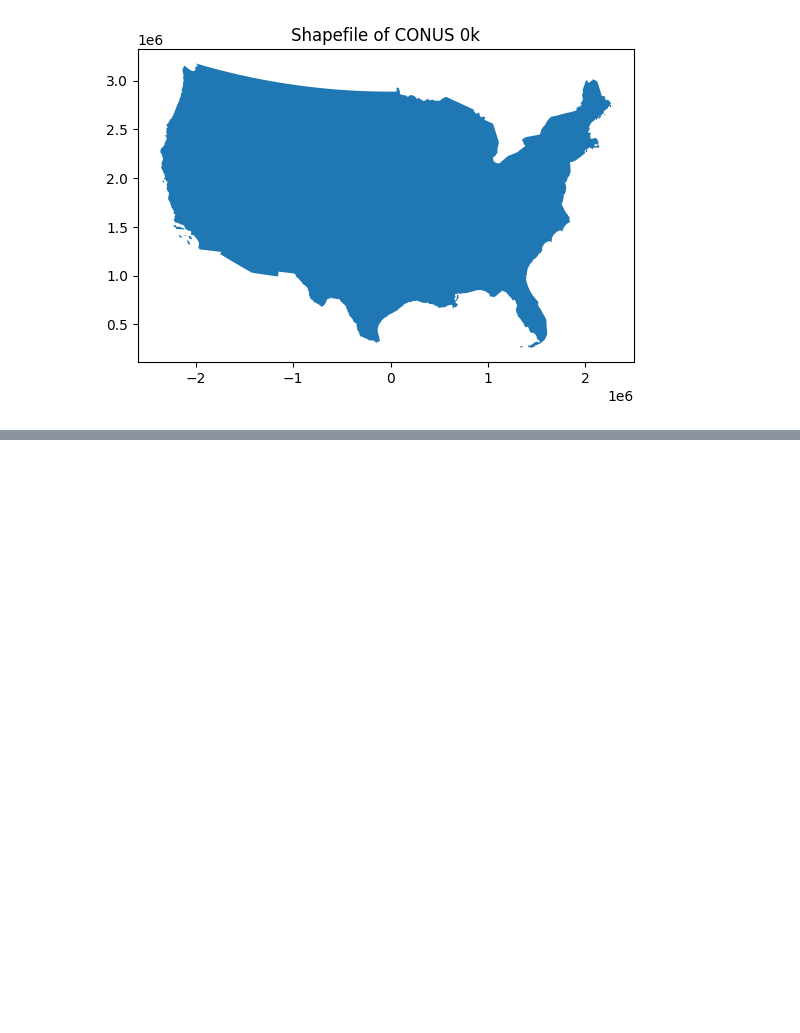
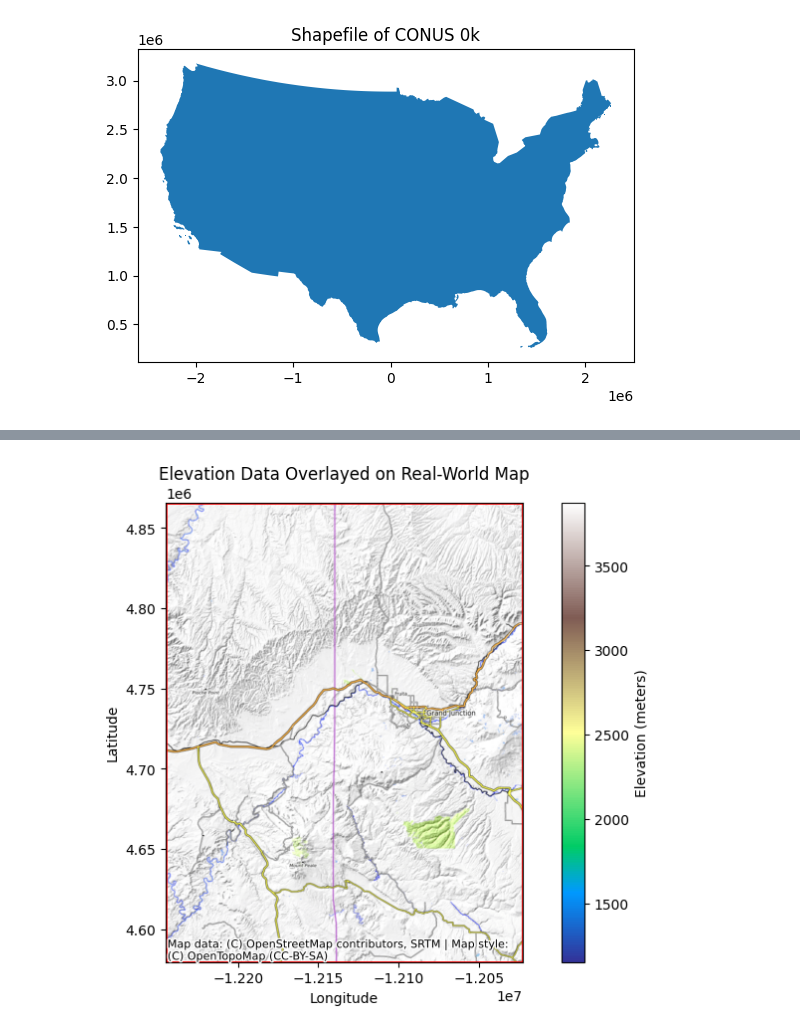
Before and after one commit to wdas03/climate-modelling, a Jupyter notebook: src/conus_eda.ipynb, the cells around one changed output, grey strips where cells are left out. Saved outputs shown, nothing was run; the diff lists cells and outputs as text; code cells hidden in the pictures; blank space fills up the shorter version.

```diff
--- a/src/conus_eda.ipynb
+++ b/src/conus_eda.ipynb
@@ -709,0 +765,91 @@ NameError: name 'elevation_data' is not defined
+# %%
+import rasterio
+from rasterio.windows import from_bounds
+import geopandas as gpd
+import folium
+import numpy as np
+import matplotlib.pyplot as plt
+from shapely.geometry import box
+import contextily as ctx
+from pyproj import Transformer
+
+# Define the file path
+elevation_file = "../data/LF2020_Elev_220_CONUS/Tif/LC20_Elev_220.tif"
+
+# Open dataset
+dataset = rasterio.open(elevation_file)
+
+# Define bounding box in WGS84
+west, east = -110.0, -108.0  # Longitude range
+south, north = 38.0, 40.0  # Latitude range
+
+# Convert WGS84 (EPSG:4326) -> Albers projection (EPSG:5070) for dataset indexing
+transformer = Transformer.from_crs("EPSG:4326", "EPSG:5070", always_xy=True)
+min_x, min_y = transformer.transform(west, south)
+max_x, max_y = transformer.transform(east, north)
+
+# Extract elevation data
+window = from_bounds(min_x, min_y, max_x, max_y, dataset.transform)
+elevation_data = dataset.read(1, window=window)
+
+# Mask NoData values
+elevation_data = np.where(elevation_data == dataset.nodata, np.nan, elevation_data)
+
+# -----------------------------------------------------------
+# **Step 1: Fix Contextily Map Projection Issue**
+# -----------------------------------------------------------
+# Create GeoDataFrame with bounding box in WGS84
+bbox_geom = box(west, south, east, north)
+gdf = gpd.GeoDataFrame({"geometry": [bbox_geom]}, crs="EPSG:4326")
+
+# Reproject to EPSG:3857 (Web Mercator) for contextily
+gdf = gdf.to_crs(epsg=3857)
+
+# Extract transformed bounds
+x_min, y_min, x_max, y_max = gdf.total_bounds
+
+# -----------------------------------------------------------
+# **Step 2: Plot Elevation Data with Contextily**
+# -----------------------------------------------------------
+fig, ax = plt.subplots(figsize=(10, 6))
+
+# Plot elevation raster
+im = ax.imshow(elevation_data, cmap="terrain", extent=(x_min, x_max, y_min, y_max), origin="upper")
+
+# Add OpenTopoMap basemap
+ctx.add_basemap(ax, crs="EPSG:3857", source=ctx.providers.OpenTopoMap)
+
+# Overlay boundary
+gdf.boundary.plot(ax=ax, edgecolor="red", linewidth=2)
+
+# Add colorbar
+cbar = plt.colorbar(im, ax=ax)
+cbar.set_label("Elevation (meters)")
+
+plt.title("Elevation Data Overlayed on Real-World Map")
+plt.xlabel("Longitude")
+plt.ylabel("Latitude")
+plt.show()
+
+# -----------------------------------------------------------
+# **Step 3: Interactive Map with Folium**
+# -----------------------------------------------------------
+# Create interactive map centered in the region
+m = folium.Map(location=[(north + south) / 2, (east + west) / 2], zoom_start=8, tiles="OpenStreetMap")
+
+# Add region bounding box
+folium.Rectangle(
+    bounds=[(south, west), (north, east)],
+    color="red",
+    fill=True,
+    fill_opacity=0.3
+).add_to(m)
+
+# Save and display map
+# m.save("elevation_map.html")
+# print("✅ Interactive map saved as elevation_map.html")
+
+# Close dataset
+dataset.close()
+# %% [output]
+[figure, added]
```
Also changed, not shown: parts of 5 cells of this notebook.
